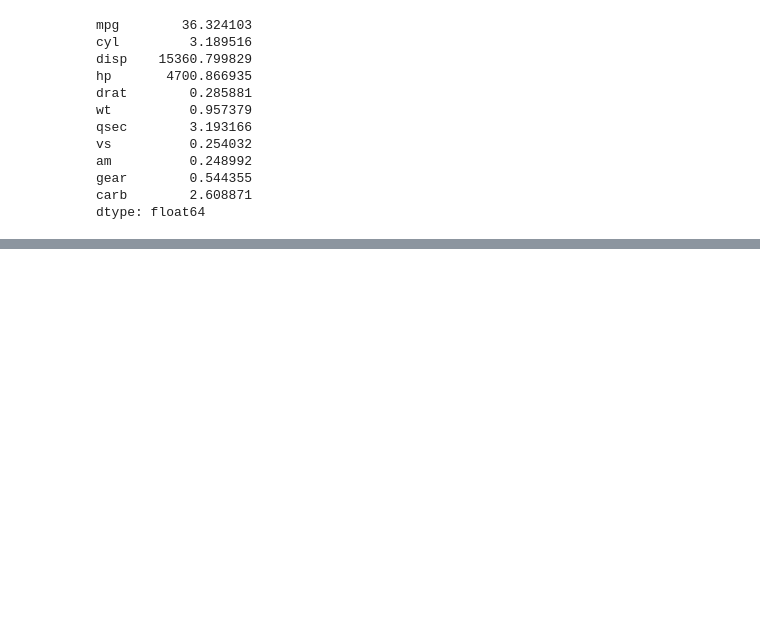
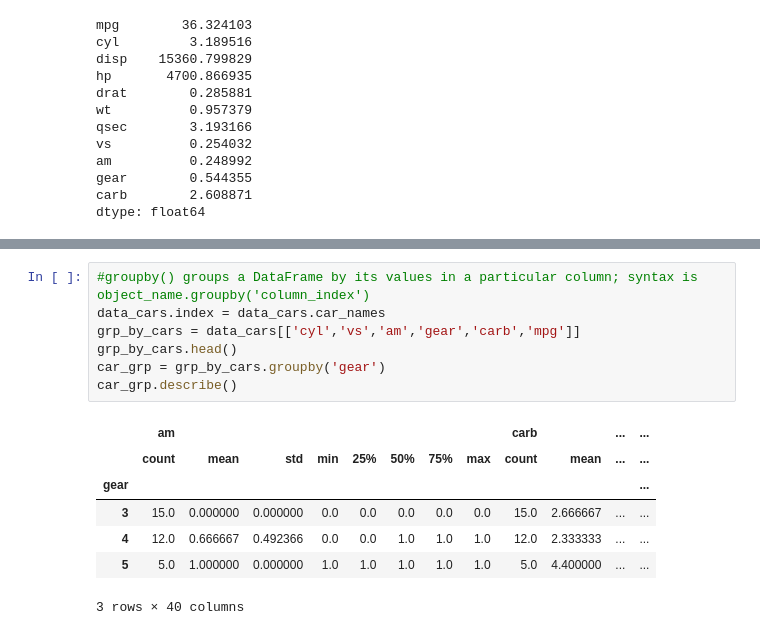
Before and after one commit to ArthurEzenwanne/python-learning, a Jupyter notebook: Lesson-3-Practice.ipynb, the cells around one changed output, grey strips where cells are left out. Saved outputs shown, nothing was run; the diff lists cells and outputs as text; blank space fills up the shorter version.

```diff
--- a/Lesson-3-Practice.ipynb
+++ b/Lesson-3-Practice.ipynb
@@ -259,0 +271,15 @@ data_cars.describe()
+# %%
+#groupby() groups a DataFrame by its values in a particular column; syntax is object_name.groupby('column_index')
+data_cars.index = data_cars.car_names
+grp_by_cars = data_cars[['cyl','vs','am','gear','carb','mpg']]
+grp_by_cars.head()
+car_grp = grp_by_cars.groupby('gear')
+car_grp.describe()
+# %% [output]
+|  | am |  |  |  |  |  |  |  | carb |  | ... | ... |
+|  | count | mean | std | min | 25% | 50% | 75% | max | count | mean | ... | ... |
+| gear |  |  |  |  |  |  |  |  |  |  |  | ... |
+| 3 | 15.0 | 0.000000 | 0.000000 | 0.0 | 0.0 | 0.0 | 0.0 | 0.0 | 15.0 | 2.666667 | ... | ... |
+| 4 | 12.0 | 0.666667 | 0.492366 | 0.0 | 0.0 | 1.0 | 1.0 | 1.0 | 12.0 | 2.333333 | ... | ... |
+| 5 | 5.0 | 1.000000 | 0.000000 | 1.0 | 1.0 | 1.0 | 1.0 | 1.0 | 5.0 | 4.400000 | ... | ... |
+3 rows × 40 columns
```
Also changed, not shown: parts of 2 cells of this notebook.
